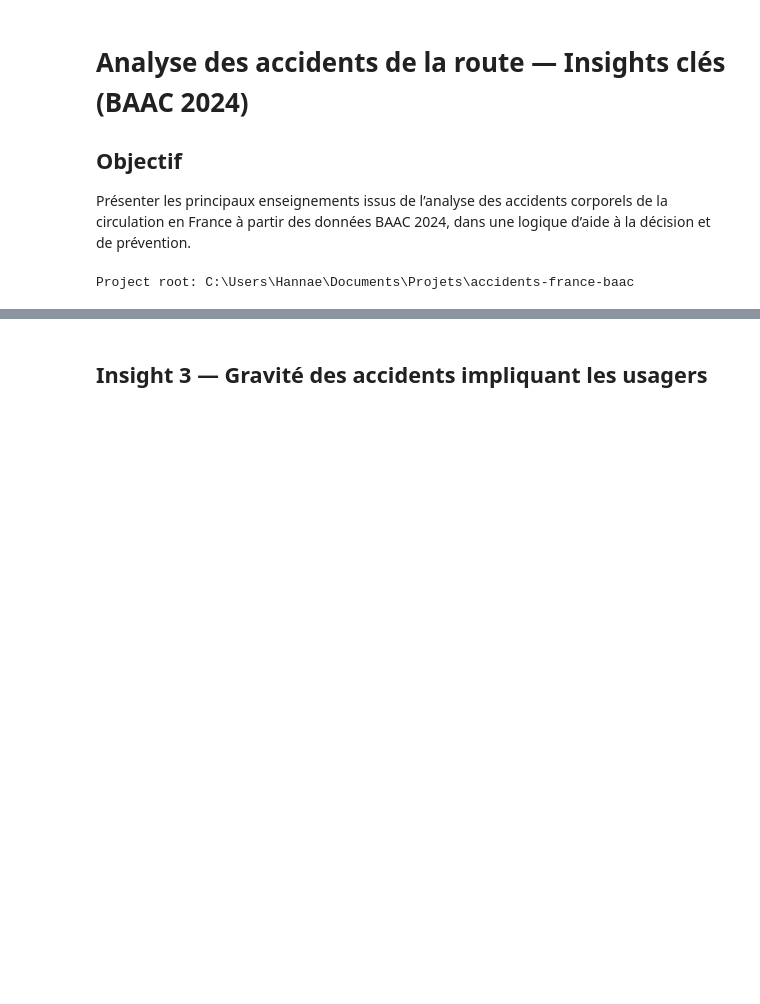
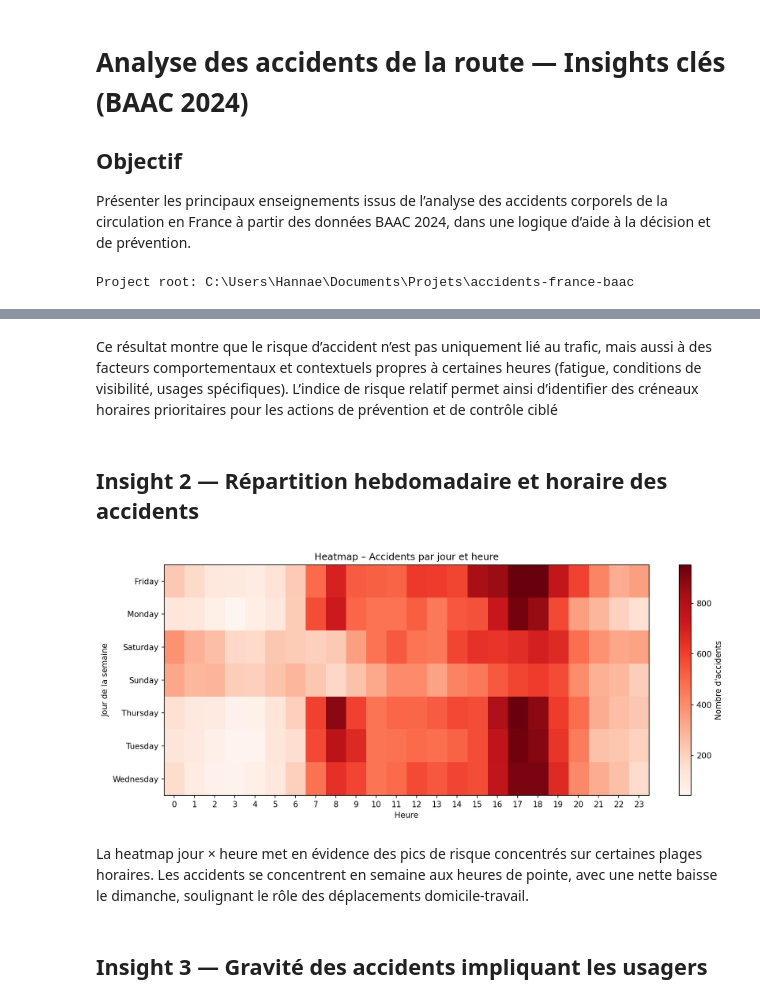
Before and after one commit to hannae-carpin/accidents-france-baac, a Jupyter notebook: notebooks/02_insights.ipynb, the cells around one changed output, grey strips where cells are left out. Cells and saved outputs as stored; diff of their text form; code cells hidden in the pictures; blank space fills up the shorter version.

```diff
--- a/notebooks/02_insights.ipynb
+++ b/notebooks/02_insights.ipynb
@@ -95,3 +62,49 @@ Les accidents sont plus fréquents en semaine, avec une baisse notable le dimanc
+# %% [markdown]
+Ce résultat montre que le risque d’accident n’est pas uniquement lié au trafic, mais aussi à des facteurs comportementaux et contextuels propres à certaines heures (fatigue, conditions de visibilité, usages spécifiques).
+L’indice de risque relatif permet ainsi d’identifier des créneaux horaires prioritaires pour les actions de prévention et de contrôle ciblé
+# %% [markdown]
+## Insight 2 — Répartition hebdomadaire et horaire des accidents
+# %%
+import numpy as np
+import matplotlib.pyplot as plt
+
+pivot = (
+    acc
+    .groupby(["weekday", "hour"])
+    .size()
+    .unstack(fill_value=0)
+)
+
+order = ["Monday", "Tuesday", "Wednesday", "Thursday", "Friday", "Saturday", "Sunday"]
+acc_per_day = acc["weekday"].value_counts().reindex(order)
+
+data = pivot.to_numpy()
+row_labels = pivot.index.tolist()
+col_labels = pivot.columns.tolist()
+
+fig, ax = plt.subplots(figsize=(12, 5))
+im = ax.imshow(data, aspect="auto",cmap="Reds")
+
+ax.set_xticks(np.arange(len(col_labels)))
+ax.set_yticks(np.arange(len(row_labels)))
+ax.set_xticklabels(col_labels)
+ax.set_yticklabels(row_labels)
+
+ax.set_xlabel("Heure")
+ax.set_ylabel("Jour de la semaine")
+ax.set_title("Heatmap – Accidents par jour et heure")
+
+cbar = fig.colorbar(im, ax=ax)
+cbar.set_label("Nombre d'accidents")
+
+plt.tight_layout()
+
+path = save_fig("02_heatmap_accidents_heure_jour.png")
+display(Image(filename=str(path)))
+# %% [output]
+[figure, added]
+# %% [markdown]
+La heatmap jour × heure met en évidence des pics de risque concentrés sur certaines plages horaires. Les accidents se concentrent en semaine aux heures de pointe, avec une nette baisse le dimanche, soulignant le rôle des déplacements domicile-travail.
 # %% [markdown]
 ## Insight 3 — Gravité des accidents impliquant les usagers
 # %%
```
Also changed, not shown: parts of 14 cells of this notebook, 13 other files.
